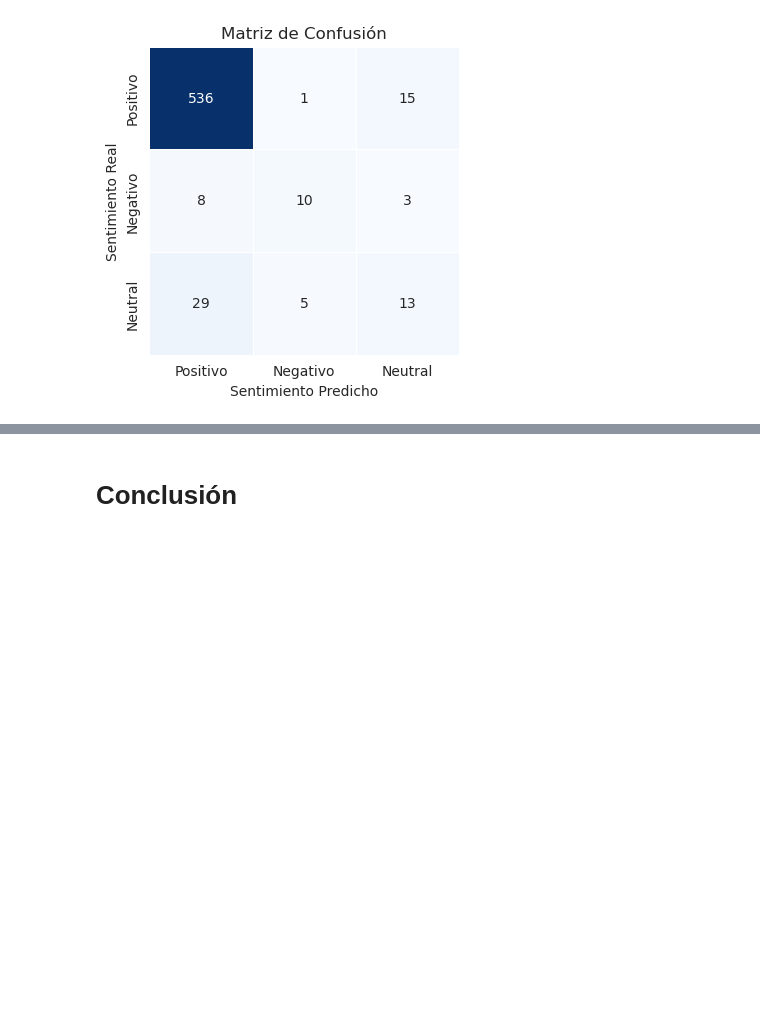
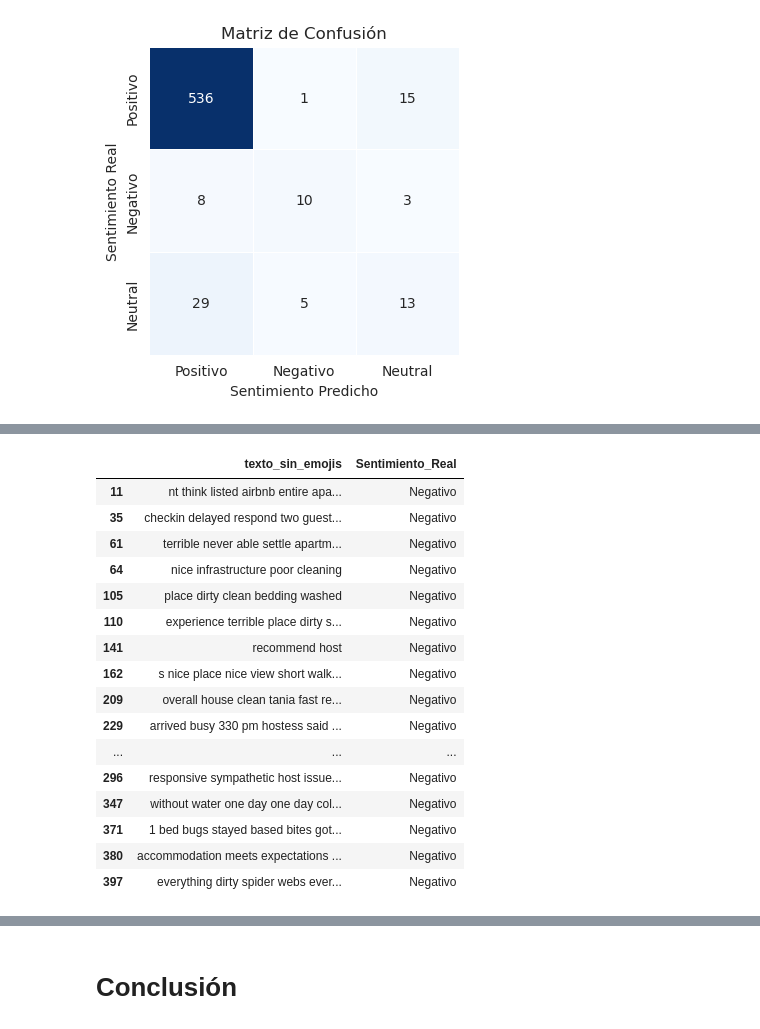
Before and after one commit to carlos-calderon-cabezas/airbnb-sentiment-analysis, a Jupyter notebook: airbnb_sentiment_analysis.ipynb, the cells around one changed output, grey strips where cells are left out. Saved outputs shown, nothing was run; the diff lists cells and outputs as text; code cells hidden in the pictures; blank space fills up the shorter version.

```diff
--- a/airbnb_sentiment_analysis.ipynb
+++ b/airbnb_sentiment_analysis.ipynb
@@ -532,4 +532,4 @@ plt.show()
 [figure]
 # %%
 # df_sentiments
-df_reviews["Real"] = df_sentiments["Real"]
+df_reviews["Sentimiento_Real"] = df_sentiments["Real"]
@@ -551,0 +536,4 @@ df_reviews
+# %%
+df_no_stopwords = df_reviews[["texto_sin_emojis", "Sentimiento_Real"]].copy()
+# %%
+df_no_stopwords['texto_sin_emojis'] = df_no_stopwords['texto_sin_emojis'].apply(lambda x: x.lower())
@@ -551,0 +573,20 @@ df_reviews
+# %%
+df_no_stopwords[df_no_stopwords["Sentimiento_Real"] == "Negativo"]
+# %% [output]
+|  | texto_sin_emojis | Sentimiento_Real |
+| 11 | nt think listed airbnb entire apa... | Negativo |
+| 35 | checkin delayed respond two guest... | Negativo |
+| 61 | terrible never able settle apartm... | Negativo |
+| 64 | nice infrastructure poor cleaning | Negativo |
+| 105 | place dirty clean bedding washed | Negativo |
+| 110 | experience terrible place dirty s... | Negativo |
+| 141 | recommend host | Negativo |
+| 162 | s nice place nice view short walk... | Negativo |
+| 209 | overall house clean tania fast re... | Negativo |
+| 229 | arrived busy 330 pm hostess said ... | Negativo |
+| ... | ... | ... |
+| 296 | responsive sympathetic host issue... | Negativo |
+| 347 | without water one day one day col... | Negativo |
+| 371 | 1 bed bugs stayed based bites got... | Negativo |
+| 380 | accommodation meets expectations ... | Negativo |
+| 397 | everything dirty spider webs ever... | Negativo |
```
Also changed, not shown: parts of 18 cells of this notebook.
